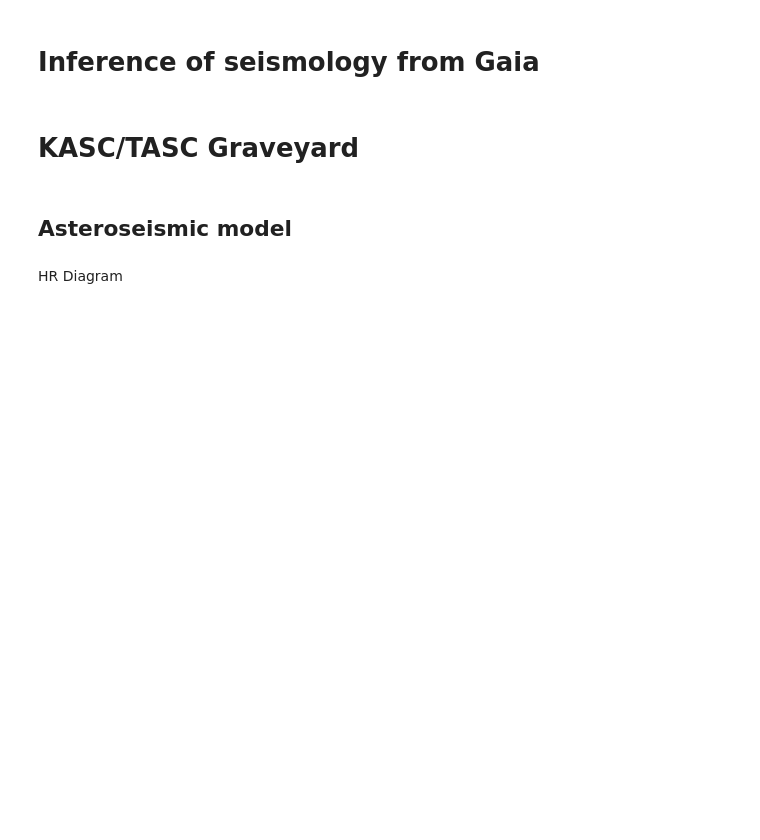
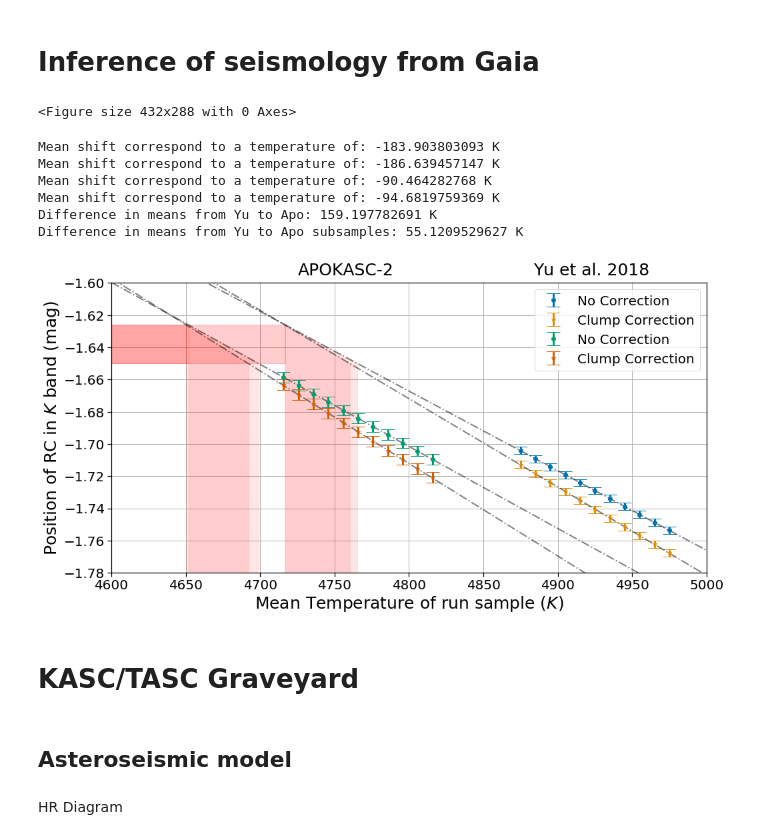
Before and after one commit to ojhall94/GAIA, a Jupyter notebook: Scripts/talk_plots.ipynb, the cells around one changed output. Drawn from its saved outputs; the diff is of its cells as text; code cells hidden in the pictures; blank space fills up the shorter version.

```diff
--- a/Scripts/talk_plots.ipynb
+++ b/Scripts/talk_plots.ipynb
@@ -320,7 +319,7 @@ oozps.loc['Hawkins']['spread'] = 1.
 # oozps.loc['Khan']['mu'] = -47.02
 # oozps.loc['Khan']['spread'] = 0.80
 # %%
-loc = os.path.expanduser('~')+'/PhD/Gaia_Project/Output/'+'Parallax_Runs/Highruns'
+loc = os.path.expanduser('~')+'/PhD/Gaia_Project/Output/'+'Parallax_Runs/Highruns/'
 indices = oozps.index.values
 
 df = pd.DataFrame()
@@ -401,6 +407,8 @@ for idx, frame in enumerate([yu_knoc, yu_krc, apo_knoc, apo_krc]):
     p = np.linalg.solve(np.dot(A.T, A/yerr[:, None]**2), np.dot(A.T, y/yerr**2))
     p0[idx] = p[0]
     p1[idx] = p[1]
+# %% [output]
+<Figure size 432x288 with 0 Axes>
 # %%
 fig, ax1 = plt.subplots(figsize=(16, 8))
 
@@ -416,8 +424,8 @@ ax1.set_axisbelow(True)
 (_, caps4,_) = ax1.errorbar(apomedt, apo_krc.mu, yerr = apo_krc.mu_std, fmt='*',  elinewidth=3,
                             capsize=10,label='Clump Correction')
 
-mumax = -1.634 + 0.017
-mumin = -1.634 - 0.017
+mumax = -1.638 + 0.012
+mumin = -1.638 - 0.012
 idx = 0
 for pzero, pone in zip(p0, p1):
     line = x0*pzero + pone
@@ -425,34 +433,41 @@ for pzero, pone in zip(p0, p1):
     tmax = (mumin - pone)/pzero
     ax1.plot(x0, x0*pzero + pone,linestyle='-.', lw=2,c='k',alpha=.5)
     xfill = np.linspace(x0.min(), tmin,100)
     linefill = xfill*pzero + pone
     ax1.fill_between(xfill, np.ones(len(xfill))*mumin, np.ones(len(xfill))*mumax, interpolate=True, alpha=.1, color='r')
 
     xfill = np.linspace(tmin, tmax, 100)
     linefill = xfill*pzero + pone
     ax1.fill_between(xfill, np.ones(len(xfill))*-1.80, linefill, alpha=.1, interpolate=True, color='r')
 
     if idx < 2:
         print('Mean shift correspond to a temperature of: {} K'.format(np.mean(xfill)-np.mean(df.Teff)))
     else:
         print('Mean shift correspond to a temperature of: {} K'.format(np.mean(xfill)-np.mean(apo.Teff)))
     idx += 1
 print('Difference in means from Yu to Apo: {} K'.format(np.mean(df.Teff - np.mean(apo.Teff))))
 print('Difference in means from Yu to Apo subsamples: {} K'.format(np.mean(apo.Yu_Teff - np.mean(apo.Teff))))
 
 
 ax1.set_ylabel(r'Position of RC in $K$ band (mag)', fontsize=25)
 fig.text(0.75, 0.9, r'Yu et al. 2018', ha='center', fontsize=25)
 fig.text(0.43, 0.9, r"APOKASC-2", ha='center', fontsize=25)
 
 ax1.set_xlabel(r'Mean Temperature of run sample ($K$)',fontsize=25)
 
 ax1.legend(loc='upper right', fontsize='20')
 ax1.set_xlim(x0.min(), x0.max())
 ax1.set_ylim(-1.78, -1.60)
-fig.tight_layout()
 plt.savefig(__imdir+'calibration.pdf')
 plt.show()
+# %% [output]
+Mean shift correspond to a temperature of: -183.903803093 K
+Mean shift correspond to a temperature of: -186.639457147 K
+Mean shift correspond to a temperature of: -90.464282768 K
+Mean shift correspond to a temperature of: -94.6819759369 K
+Difference in means from Yu to Apo: 159.197782691 K
+Difference in means from Yu to Apo subsamples: 55.1209529627 K
+[figure, added]
 # %% [markdown]
 # KASC/TASC Graveyard
 # %% [markdown]
```
Also changed, not shown: parts of 3 cells of this notebook, 2 other files.
